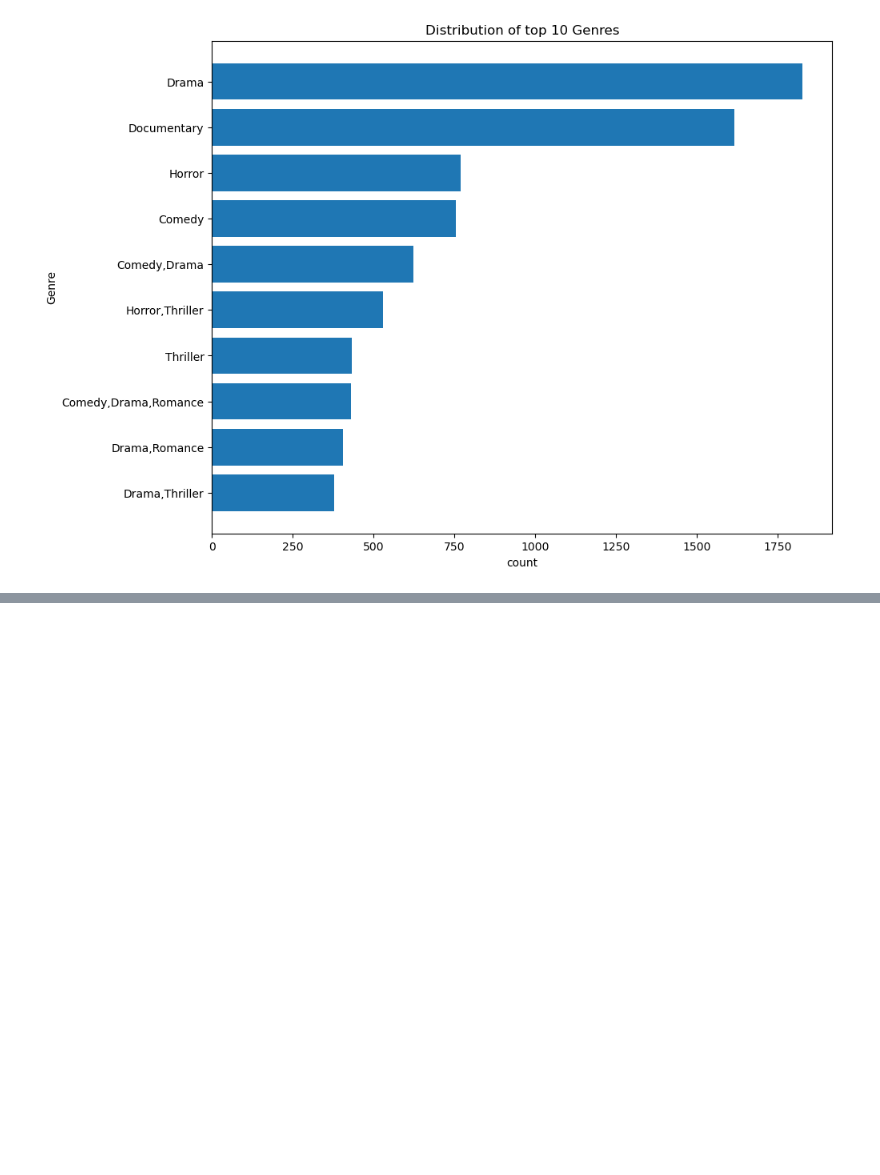
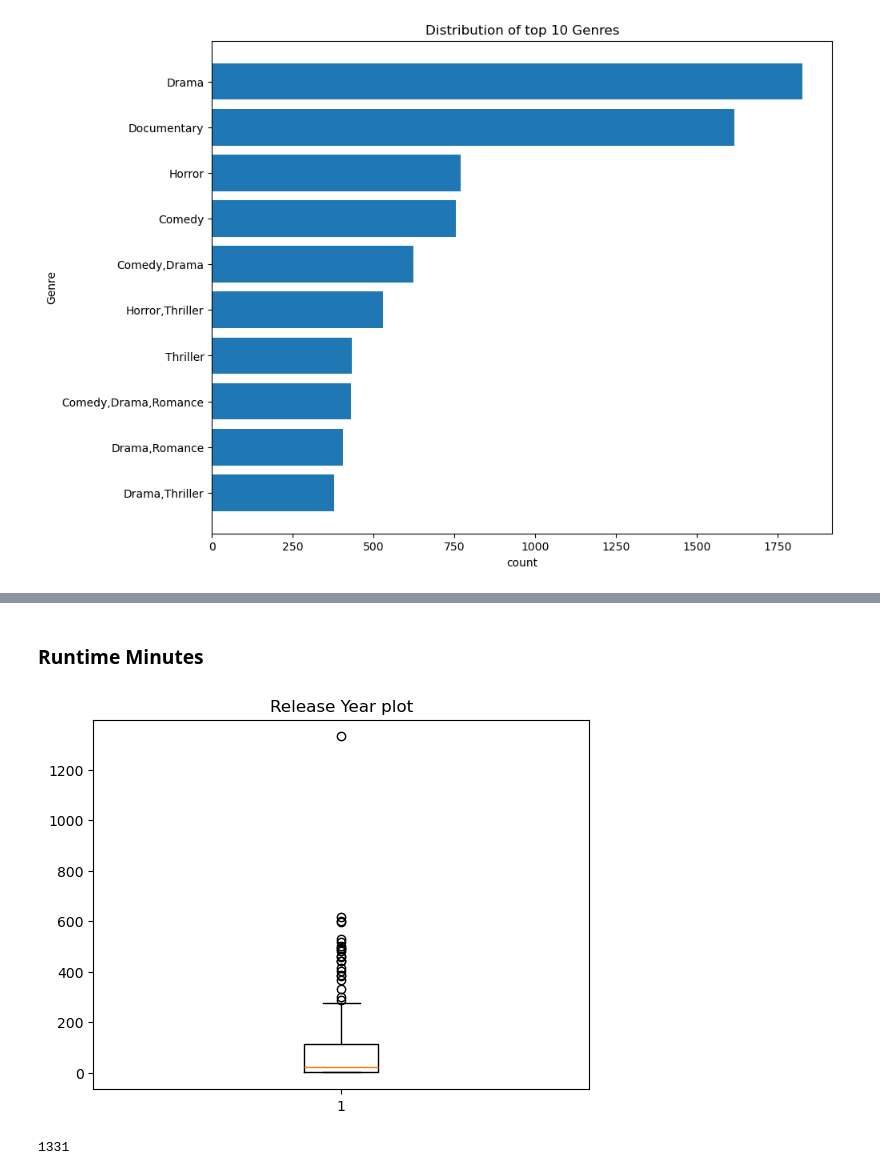
Before and after one commit to am-eric/Film-Analysis, a Jupyter notebook: analysis.ipynb, the cells around one changed output, grey strips where cells are left out. Saved outputs shown, nothing was run; the diff lists cells and outputs as text; code cells hidden in the pictures; blank space fills up the shorter version.

```diff
--- a/analysis.ipynb
+++ b/analysis.ipynb
@@ -635,0 +668,13 @@ plt.plot(it_merged['release_year'].value_counts().index, it_merged['release_year
+# %% [markdown]
+### Runtime Minutes
+# %%
+plt.boxplot(it_merged['runtime_minutes'].value_counts().values)
+plt.title('Release Year plot');
+# %% [output]
+[figure, added]
+# %%
+it_merged['runtime_minutes'].value_counts().max()
+
+##1331 is an outlier
+# %% [output]
+1331
```
Also changed, not shown: parts of 16 cells of this notebook.
